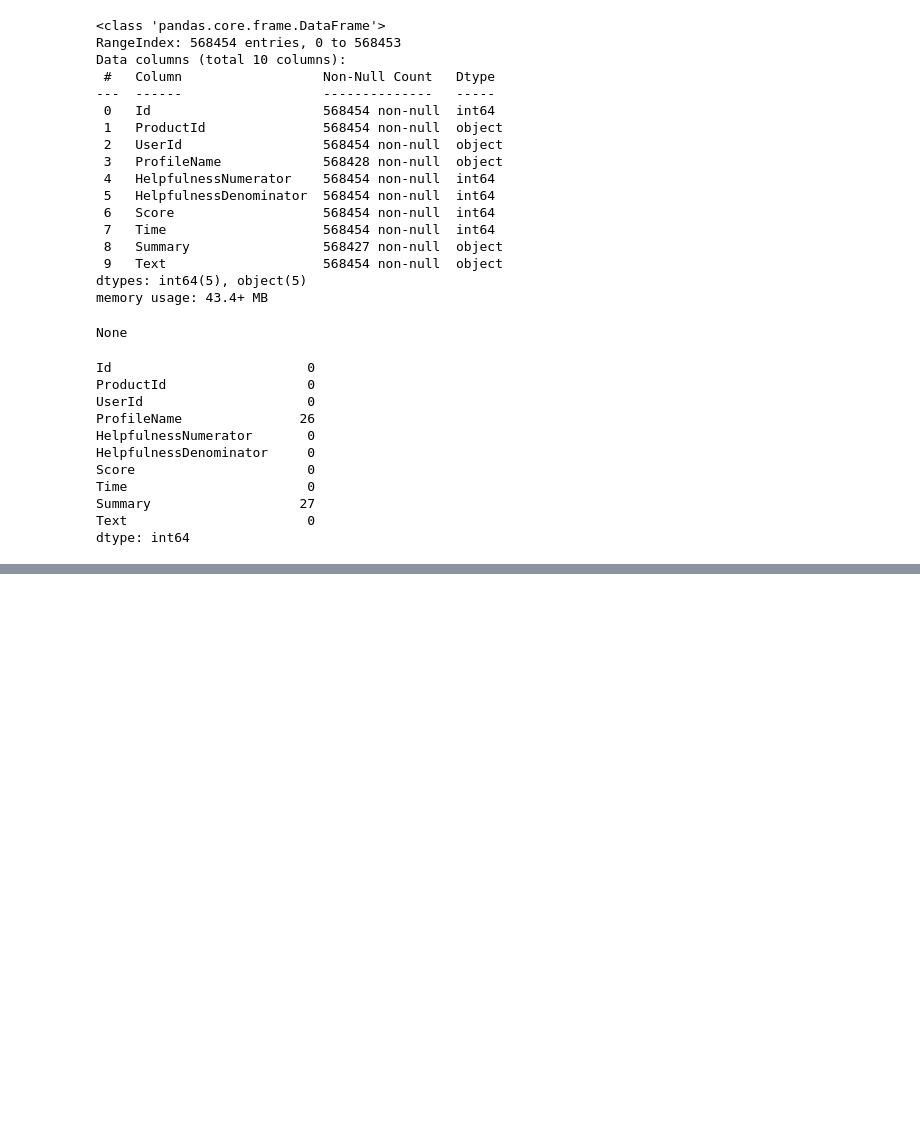
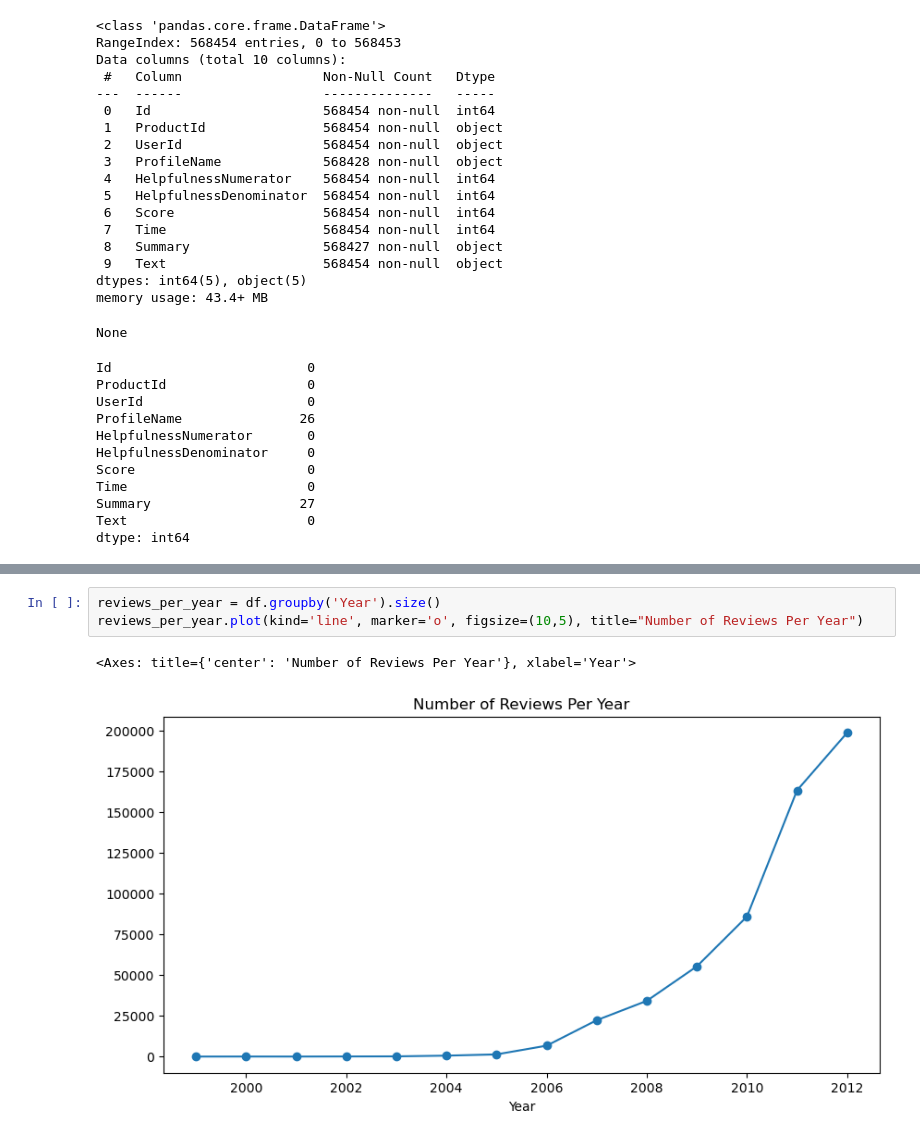
Before and after one commit to Vaish8975/amazon-data-analysis, a Jupyter notebook: 4. Scripts/Amazon_Script.ipynb, the cells around one changed output, grey strips where cells are left out. Cells and saved outputs as stored; diff of their text form; blank space fills up the shorter version.

```diff
--- a/4. Scripts/Amazon_Script.ipynb
+++ b/4. Scripts/Amazon_Script.ipynb
@@ -133,0 +172,6 @@ display(df.head(5))
+# %%
+reviews_per_year = df.groupby('Year').size()
+reviews_per_year.plot(kind='line', marker='o', figsize=(10,5), title="Number of Reviews Per Year")
+# %% [output]
+<Axes: title={'center': 'Number of Reviews Per Year'}, xlabel='Year'>
+[figure, added]
```
Also changed, not shown: parts of 17 cells of this notebook.
